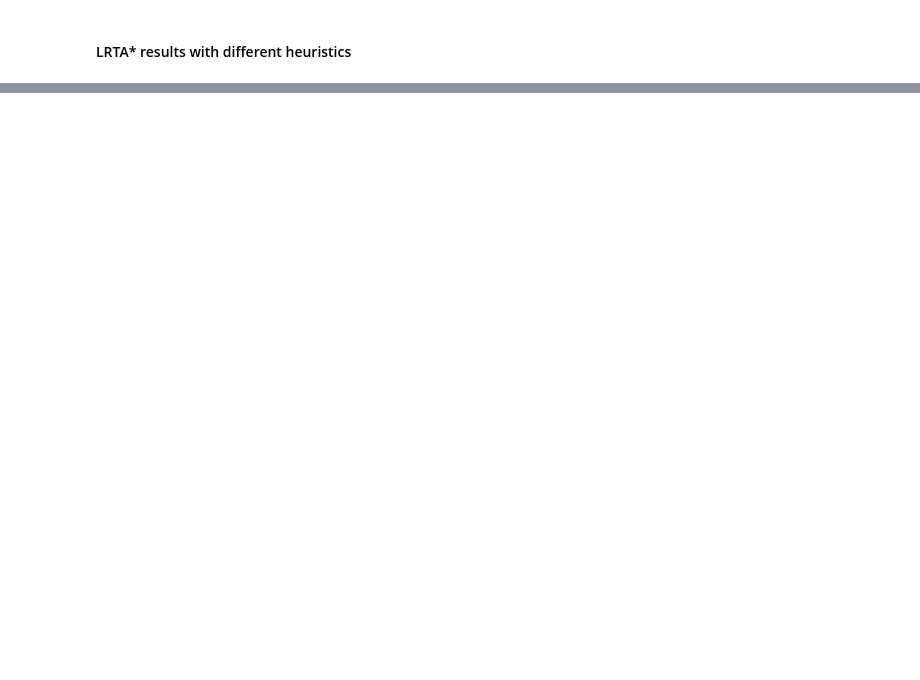
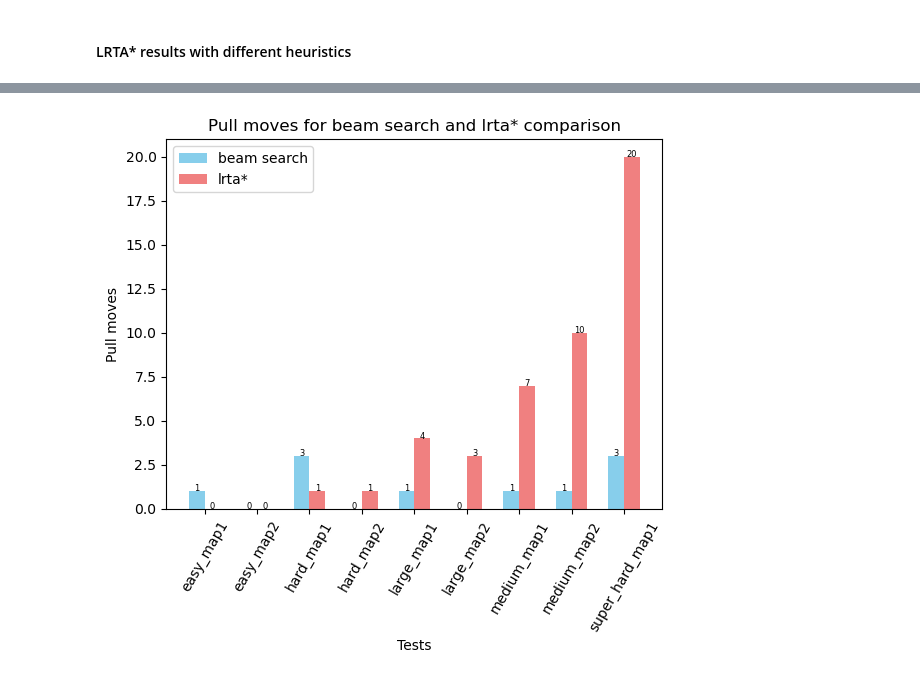
Before and after one commit to marinaoprea/IA_Tema1, a Jupyter notebook: main.ipynb, the cells around one changed output, grey strips where cells are left out. Drawn from its saved outputs; the diff is of its cells as text; code cells hidden in the pictures; blank space fills up the shorter version.

```diff
--- a/main.ipynb
+++ b/main.ipynb
@@ -400,0 +428,25 @@ plt.show()
+# %%
+values1 = beam_bfs_pull_moves
+values2 = lrta_bfs_no_pull_moves
+
+x = np.arange(len(categories))
+
+width = 0.3
+
+plt.bar(x - width / 2, values1, width=width, label="beam search", color="skyblue")
+plt.bar(x + width / 2, values2, width=width, label="lrta*", color="lightcoral")
+
+for i in range(len(categories)):
+    plt.text(x[i] - width/2, values1[i], str(values1[i]), ha='center', fontsize=6)
+    plt.text(x[i] + width/2, values2[i], str(values2[i]), ha='center', fontsize=6)
+
+plt.xticks(x, categories)
+
+plt.xlabel("Tests")
+plt.ylabel("Pull moves")
+plt.title("Pull moves for beam search and lrta* comparison")
+plt.xticks(rotation=60)
+plt.legend()
+plt.show()
+# %% [output]
+[figure, added]
```
Also changed, not shown: parts of 13 cells of this notebook, 4 other files.
